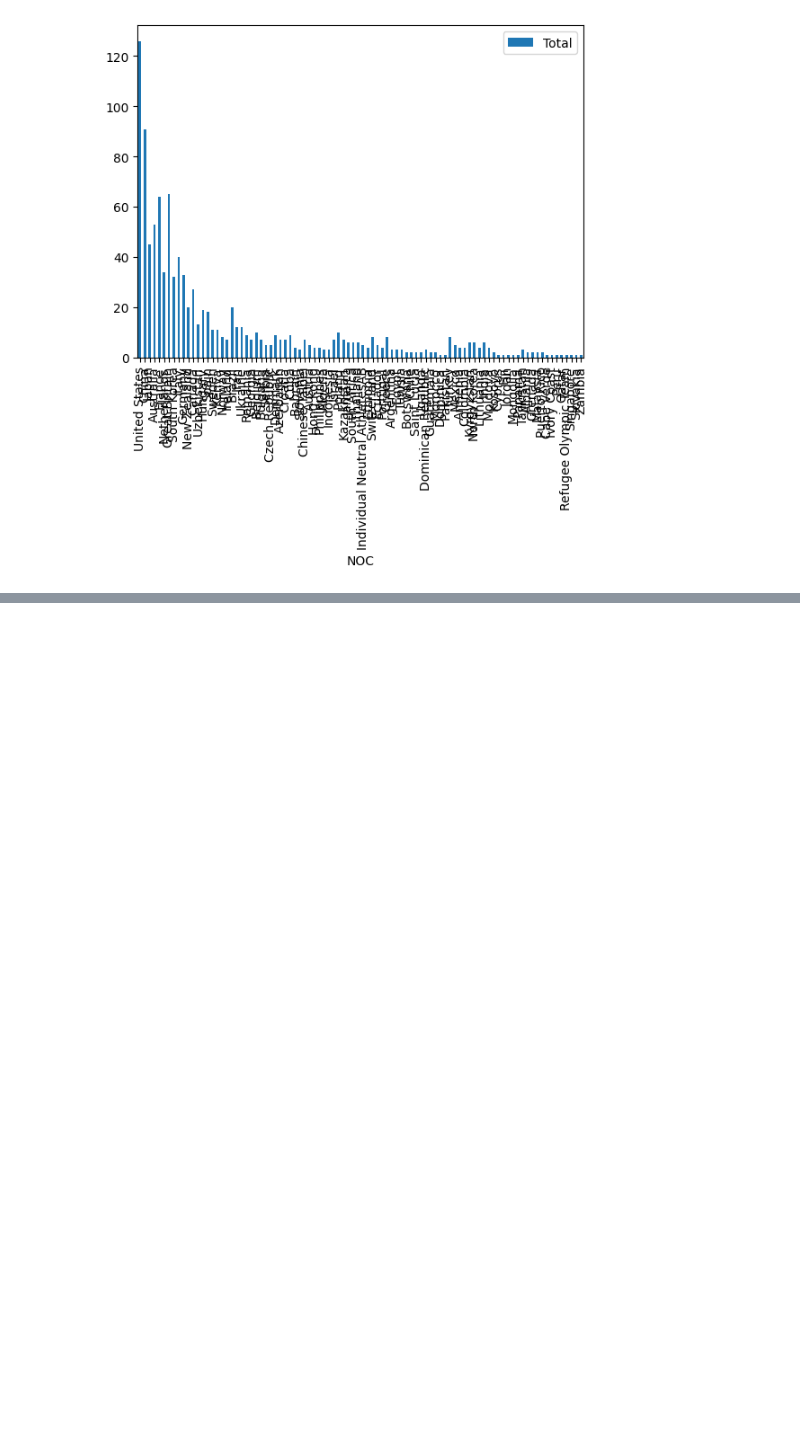
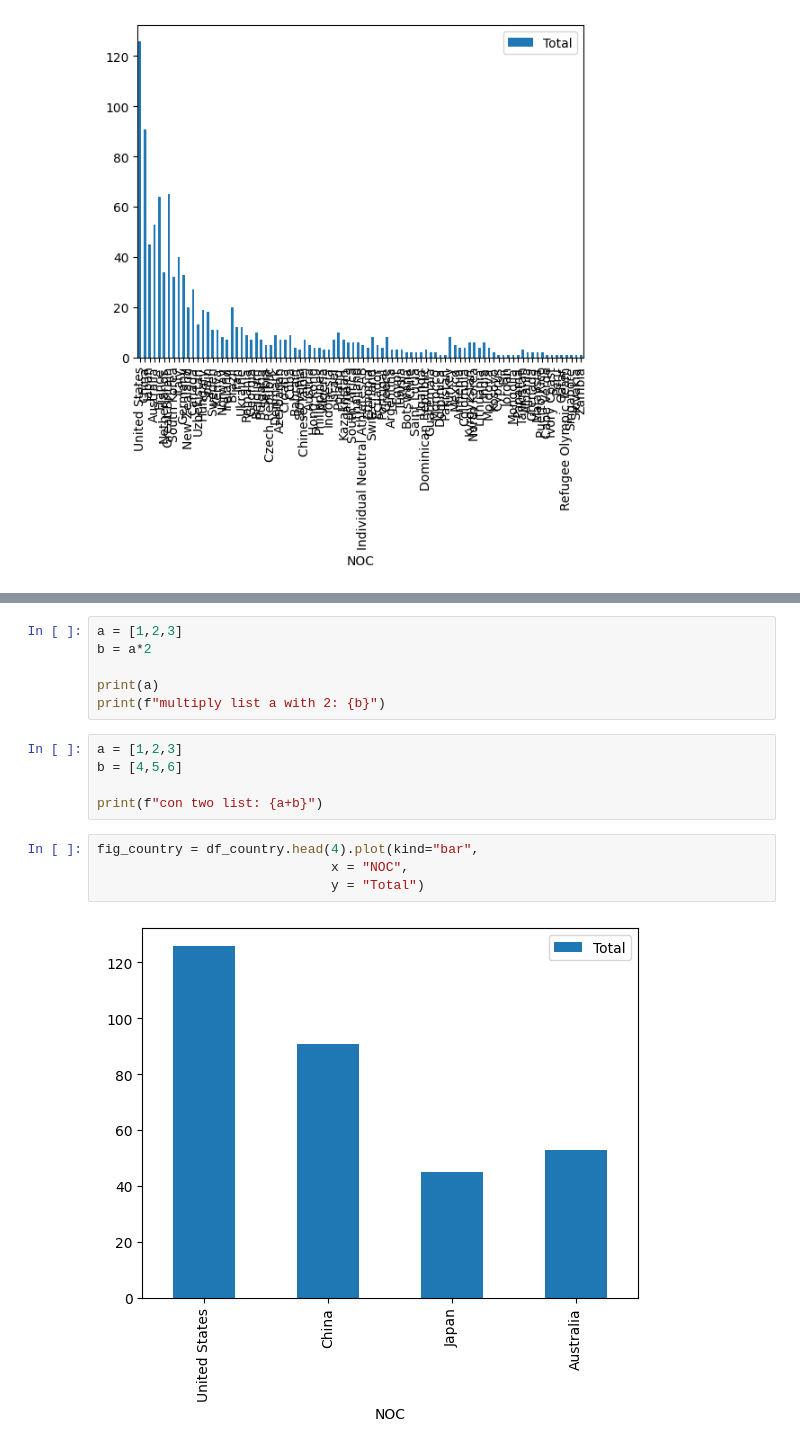
Before and after one commit to DeeveeLoper/python_roberto_camacho_op24, a Jupyter notebook: code_along/code_along_6mars.ipynb, the cells around one changed output, grey strips where cells are left out. Cells and saved outputs as stored; diff of their text form; blank space fills up the shorter version.

```diff
--- a/code_along/code_along_6mars.ipynb
+++ b/code_along/code_along_6mars.ipynb
@@ -57,0 +79,17 @@ fig_country = df_country.plot(kind="bar", x = "NOC", y = "Total")
+# %%
+a = [1,2,3]
+b = a*2
+
+print(a)
+print(f"multiply list a with 2: {b}")
+# %%
+a = [1,2,3]
+b = [4,5,6]
+
+print(f"con two list: {a+b}")
+# %%
+fig_country = df_country.head(4).plot(kind="bar",
+                              x = "NOC",
+                              y = "Total")
+# %% [output]
+[figure, added]
```
Also changed, not shown: parts of 3 cells of this notebook.
